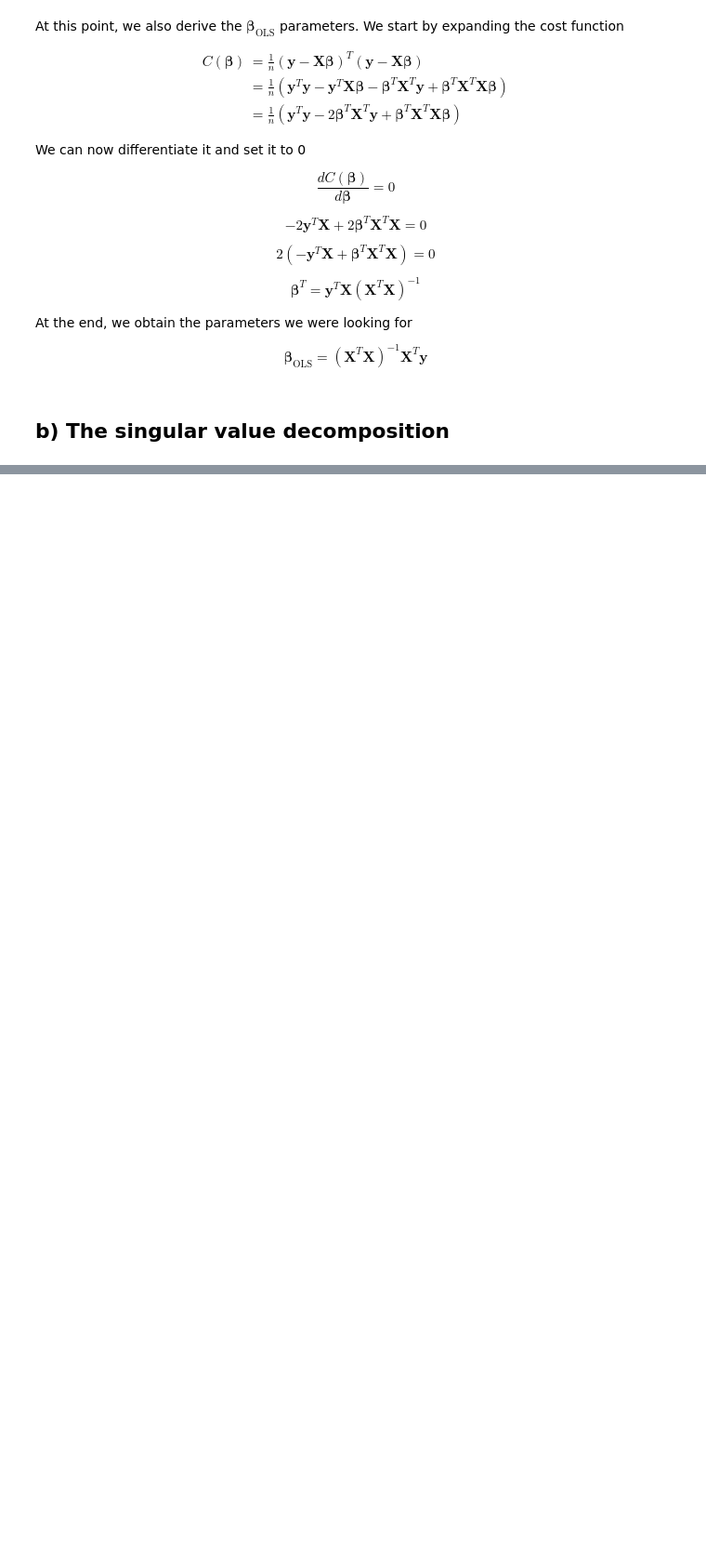
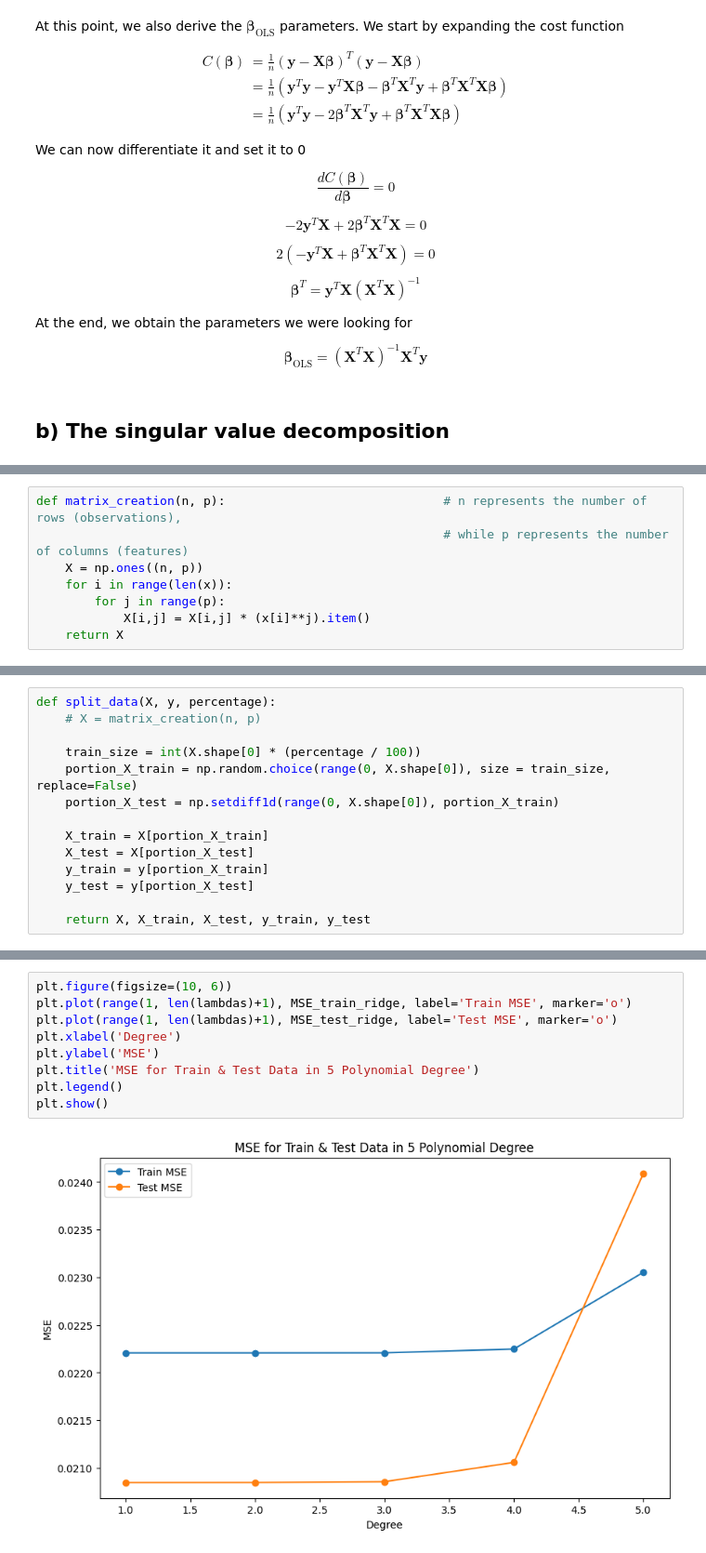
Before and after one commit to Elisaottoboni/Machine-Learning-University-of-Oslo, a Jupyter notebook: week_36/exercises_week_36.ipynb, the cells around one changed output, grey strips where cells are left out. Shown at 93% size. Cells and saved outputs as stored; diff of their text form; blank space fills up the shorter version.

```diff
--- a/week_36/exercises_week_36.ipynb
+++ b/week_36/exercises_week_36.ipynb
@@ -106,0 +138,8 @@ $$
+# %%
+def matrix_creation(n, p):                              # n represents the number of rows (observations),
+                                                        # while p represents the number of columns (features)
+    X = np.ones((n, p))
+    for i in range(len(x)):
+        for j in range(p):
+            X[i,j] = X[i,j] * (x[i]**j).item()
+    return X
@@ -106,0 +148,14 @@ $$
+# %%
+def split_data(X, y, percentage):
+    # X = matrix_creation(n, p)
+
+    train_size = int(X.shape[0] * (percentage / 100))
+    portion_X_train = np.random.choice(range(0, X.shape[0]), size = train_size, replace=False)
+    portion_X_test = np.setdiff1d(range(0, X.shape[0]), portion_X_train)
+
+    X_train = X[portion_X_train]
+    X_test = X[portion_X_test]
+    y_train = y[portion_X_train]
+    y_test = y[portion_X_test]
+
+    return X, X_train, X_test, y_train, y_test
@@ -106,0 +277,11 @@ $$
+# %%
+plt.figure(figsize=(10, 6))
+plt.plot(range(1, len(lambdas)+1), MSE_train_ridge, label='Train MSE', marker='o')
+plt.plot(range(1, len(lambdas)+1), MSE_test_ridge, label='Test MSE', marker='o')
+plt.xlabel('Degree')
+plt.ylabel('MSE')
+plt.title('MSE for Train & Test Data in 5 Polynomial Degree')
+plt.legend()
+plt.show()
+# %% [output]
+[figure, added]
```
Also changed, not shown: parts of 10 cells of this notebook.
